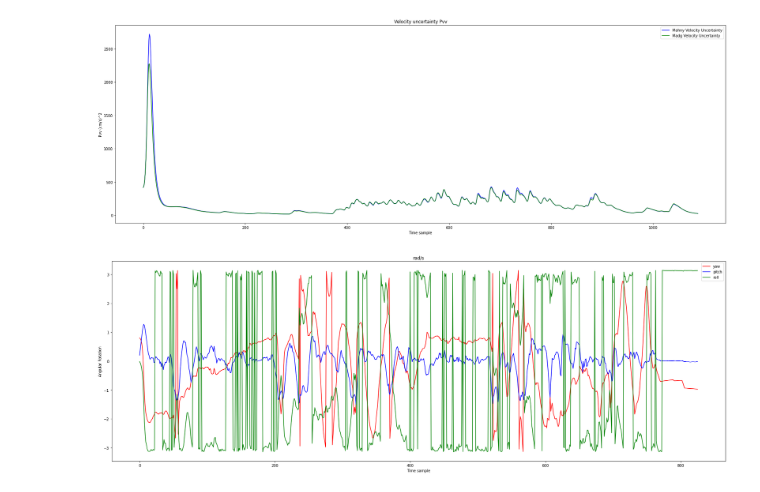
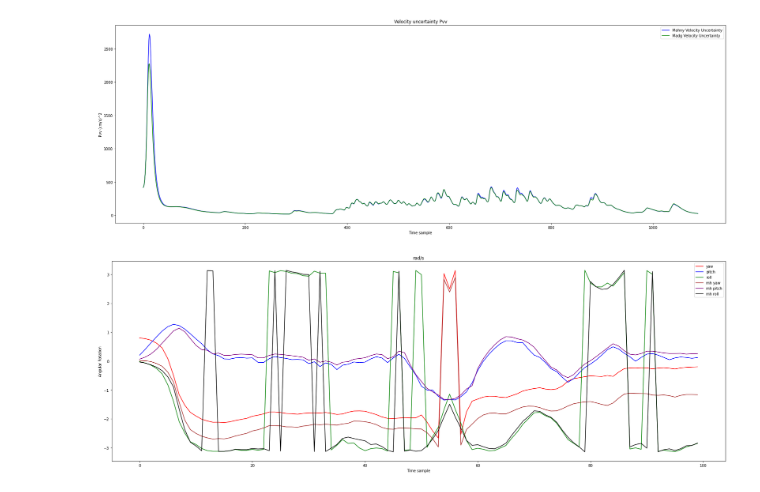
Before and after one commit to hmz06967/MahonyMadgwichKalmanFilter, a Jupyter notebook: doc/print_graph.ipynb, the cells around one changed output. Saved outputs shown, nothing was run; the diff lists cells and outputs as text; code cells hidden in the pictures.

```diff
--- a/doc/print_graph.ipynb
+++ b/doc/print_graph.ipynb
@@ -100,19 +100,26 @@ plt.show()
 # %%
 # enlarge the plot size to show more detail
 plt.rcParams["figure.figsize"]=30,10
 plt.rcParams["figure.facecolor"]="w"
 
+d2r = 0.0174533
 #  barometric pressure sensor derived altitude samples
 plt.plot(mg_yaw[0:100], color='red', label='yaw')
 plt.plot(mg_pitch[0:100], color='blue', label='pitch')
 plt.plot(mg_roll[0:100], color='green', label='roll')
+
+#  barometric pressure sensor derived altitude samples
+plt.plot(d2r*mh_yaw[0:100], color='brown', label='mh yaw')
+plt.plot(d2r*mh_pitch[0:100], color='purple', label='mh pitch')
+plt.plot(d2r*mh_roll[0:100], color='black', label='mh roll')
+
 
 plt.title('Sensör data')
 plt.legend()
 plt.xlabel('Time sample')
 plt.ylabel('Angular Rotation')
 plt.title('rad/s')
 
 plt.show()
 # %% [output]
-[figure, old version]
+[figure, new version]
```
